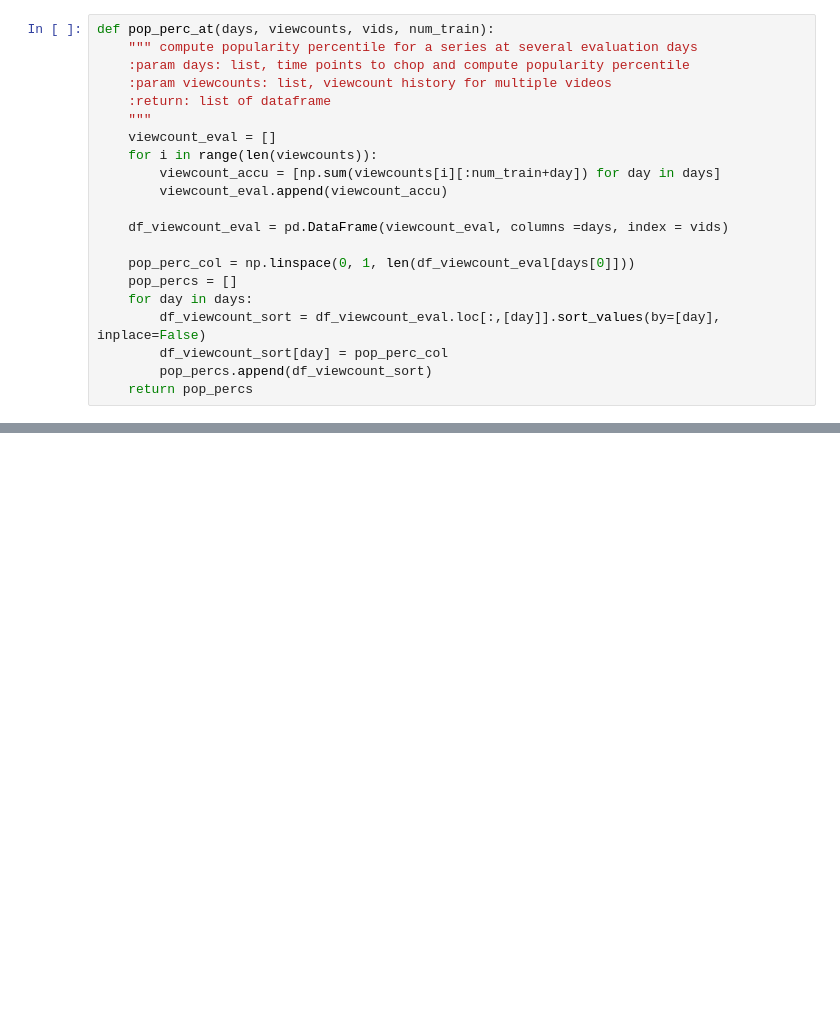
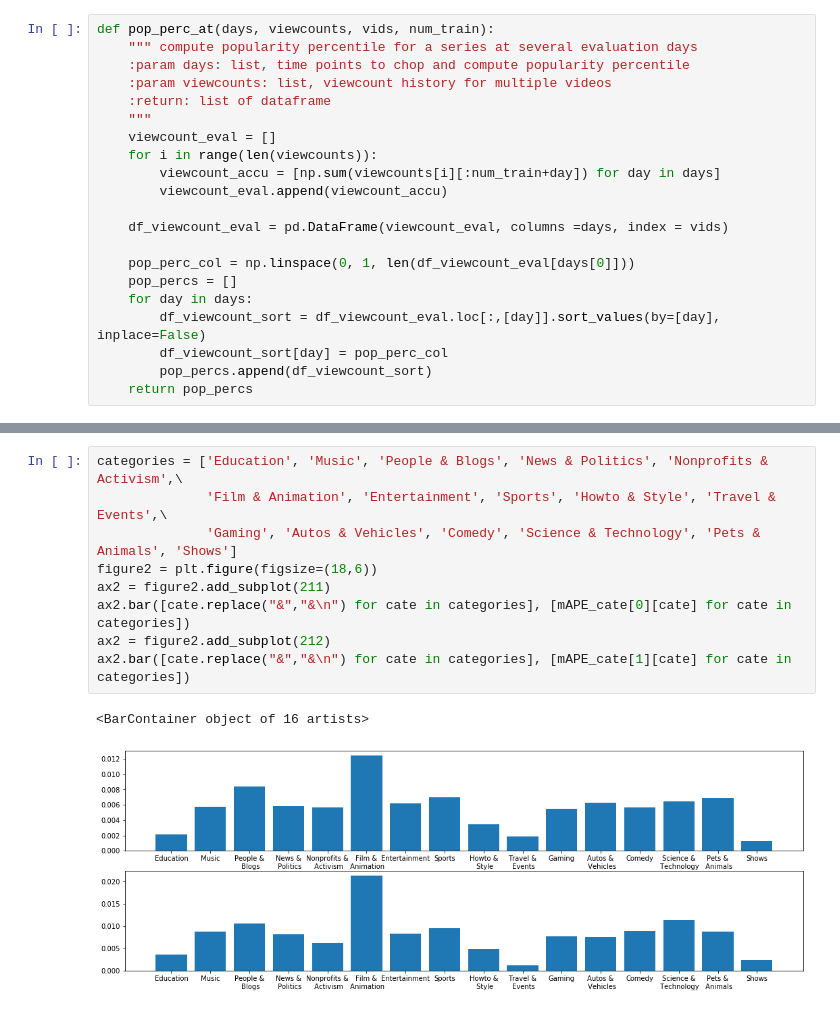
Before and after one commit to septasset/hip-popularity, a Jupyter notebook: reproduce/hip-on-ACTIVE.ipynb, the cells around one changed output, grey strips where cells are left out. Cells and saved outputs as stored; diff of their text form; blank space fills up the shorter version.

```diff
--- a/reproduce/hip-on-ACTIVE.ipynb
+++ b/reproduce/hip-on-ACTIVE.ipynb
@@ -121,0 +118,12 @@ pop_perc_at([15, 30], viewcounts_pred, vids, num_train)[0].head()
+# %%
+categories = ['Education', 'Music', 'People & Blogs', 'News & Politics', 'Nonprofits & Activism',\
+              'Film & Animation', 'Entertainment', 'Sports', 'Howto & Style', 'Travel & Events',\
+              'Gaming', 'Autos & Vehicles', 'Comedy', 'Science & Technology', 'Pets & Animals', 'Shows']
+figure2 = plt.figure(figsize=(18,6))
+ax2 = figure2.add_subplot(211)
+ax2.bar([cate.replace("&","&\n") for cate in categories], [mAPE_cate[0][cate] for cate in categories])
+ax2 = figure2.add_subplot(212)
+ax2.bar([cate.replace("&","&\n") for cate in categories], [mAPE_cate[1][cate] for cate in categories])
+# %% [output]
+<BarContainer object of 16 artists>
+[figure, added]
```
Also changed, not shown: parts of 15 cells of this notebook, 6 other files.
